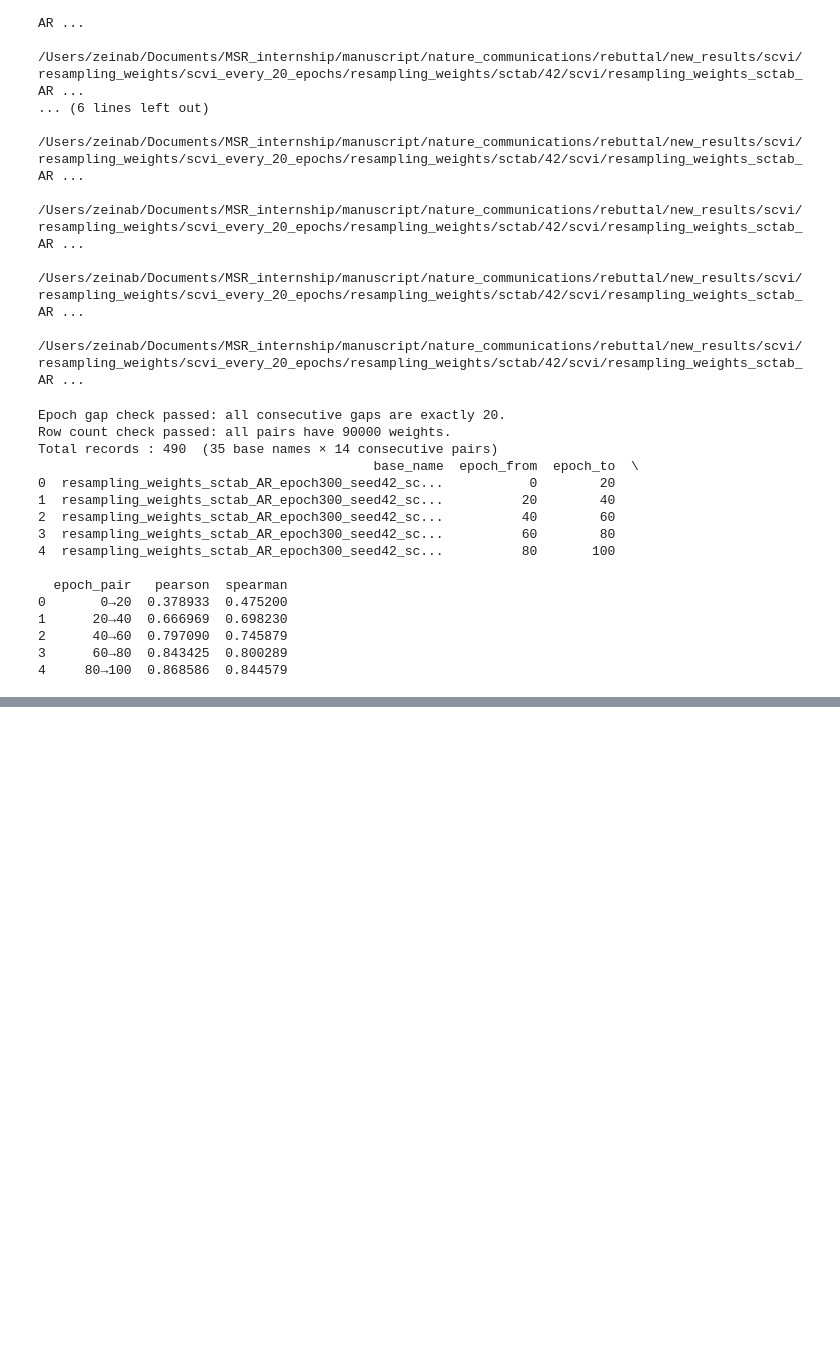
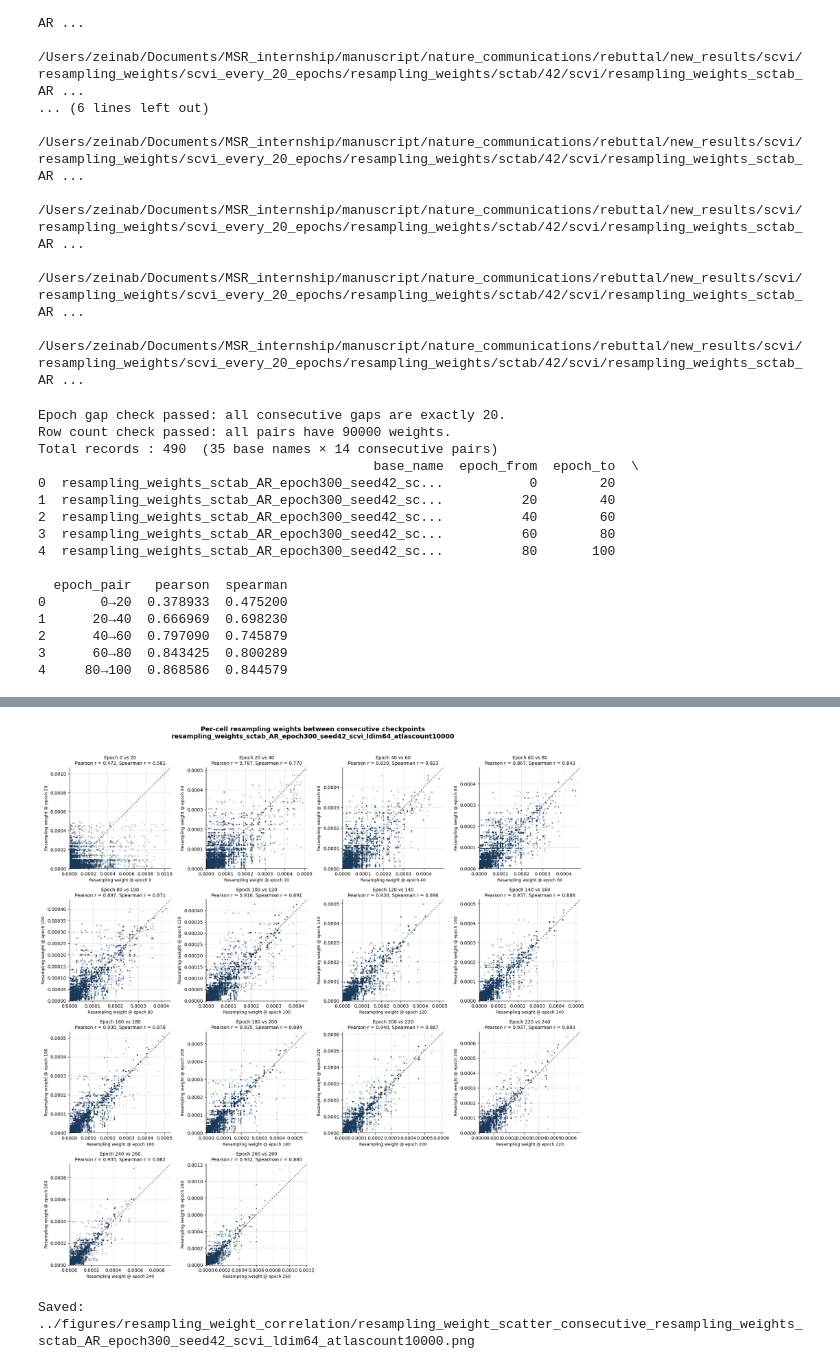
Before and after one commit to microsoft/sc-AR, a Jupyter notebook: eval_scripts/plot_resampling_weight_correlation.ipynb, the cells around one changed output, grey strips where cells are left out. Drawn from its saved outputs; the diff is of its cells as text; code cells hidden in the pictures; blank space fills up the shorter version.

```diff
--- a/eval_scripts/plot_resampling_weight_correlation.ipynb
+++ b/eval_scripts/plot_resampling_weight_correlation.ipynb
@@ -242,0 +248,68 @@ Saved: resampling_weight_correlations_consecutive_epochs.png
+# %%
+# --- Scatter plots: per-cell resampling weights between consecutive epochs ---
+# Each point is one cell; x = weight at epoch t, y = weight at epoch t+20
+
+if example_base_name not in epoch_paths_sorted:
+    raise ValueError(
+        f'example_base_name not found: {example_base_name}\n'
+        f'Available examples include: {unique_base_names[:3]} ...'
+    )
+
+example_paths = epoch_paths_sorted[example_base_name]
+n_pairs = len(example_paths) - 1
+ncols = 4
+nrows = int(np.ceil(n_pairs / ncols))
+
+fig, axes = plt.subplots(nrows, ncols, figsize=(4.2 * ncols, 4.2 * nrows))
+axes = np.atleast_1d(axes).flatten()
+
+for i in range(n_pairs):
+    path_a, path_b = example_paths[i], example_paths[i + 1]
+    epoch_a, epoch_b = get_epoch(path_a), get_epoch(path_b)
+
+    w_a = pd.read_csv(path_a)['resampling_weight'].values
+    w_b = pd.read_csv(path_b)['resampling_weight'].values
+
+    ax = axes[i]
+    ax.scatter(
+        w_a, w_b,
+        s=8, alpha=0.35, color='#1a3a5c',
+        edgecolors='none', rasterized=True,
+    )
+
+    lim = max(w_a.max(), w_b.max()) * 1.05
+    ax.plot([0, lim], [0, lim], color='#333333', linestyle='--', linewidth=1.2, alpha=0.7)
+
+    pearson_r, _ = pearsonr(w_a, w_b)
+    spearman_r, _ = spearmanr(w_a, w_b)
+
+    ax.set_xlim(0, lim)
+    ax.set_ylim(0, lim)
+    ax.set_aspect('equal', adjustable='box')
+    ax.set_title(
+        f'Epoch {epoch_a} vs {epoch_b}\n'
+        f'Pearson r = {pearson_r:.3f}, Spearman r = {spearman_r:.3f}',
+        fontsize=10,
+    )
+    ax.set_xlabel(f'Resampling weight @ epoch {epoch_a}', fontsize=9)
+    ax.set_ylabel(f'Resampling weight @ epoch {epoch_b}', fontsize=9)
+
+for j in range(n_pairs, len(axes)):
+    axes[j].set_visible(False)
+
+fig.suptitle(
+    'Per-cell resampling weights between consecutive checkpoints\n'
+    f'{example_base_name}',
+    fontsize=14, fontweight='bold', y=1.01,
+)
+plt.tight_layout()
+out_path = os.path.join(
+    output_dir,
+    f'resampling_weight_scatter_consecutive_{example_base_name}.png',
+)
+plt.savefig(out_path, dpi=300, bbox_inches='tight', facecolor='white')
+plt.show()
+print(f'Saved: {out_path}')
+# %% [output]
+[figure, added]
+Saved: ../figures/resampling_weight_correlation/resampling_weight_scatter_consecutive_resampling_weights_sctab_AR_epoch300_seed42_scvi_ldim64_atlascount10000.png
```
Also changed, not shown: parts of 5 cells of this notebook, 8 other files.
